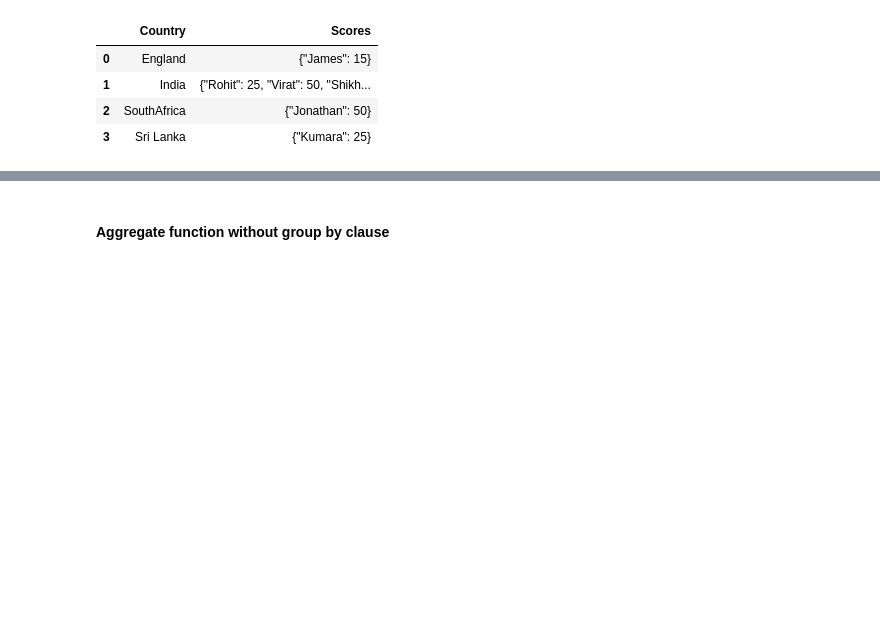
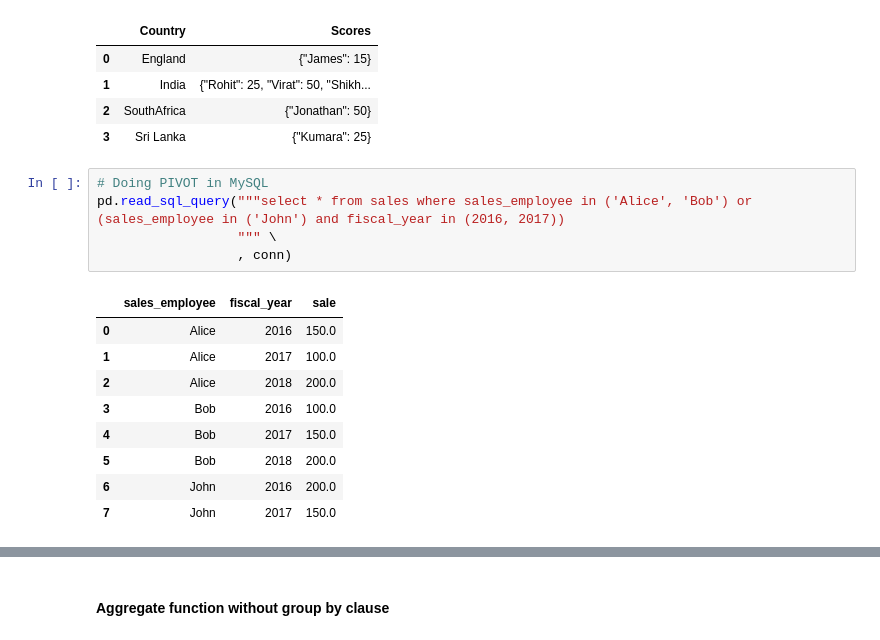
Before and after one commit to tanmoyndp/TG_GitHub, a Jupyter notebook: python_SQL/MySQL/python_mysql_aggregate_function.ipynb, the cells around one changed output, grey strips where cells are left out. Saved outputs shown, nothing was run; the diff lists cells and outputs as text; blank space fills up the shorter version.

```diff
--- a/python_SQL/MySQL/python_mysql_aggregate_function.ipynb
+++ b/python_SQL/MySQL/python_mysql_aggregate_function.ipynb
@@ -163,3 +163,19 @@ pd.read_sql_query("""SELECT Country, JSON_OBJECTAGG(First_Name, Socre_In_Exhibii
 | 1 | India | {"Rohit": 25, "Virat": 50, "Shikh... |
 | 2 | SouthAfrica | {"Jonathan": 50} |
 | 3 | Sri Lanka | {"Kumara": 25} |
+# %%
+# Doing PIVOT in MySQL
+pd.read_sql_query("""select * from sales where sales_employee in ('Alice', 'Bob') or
+(sales_employee in ('John') and fiscal_year in (2016, 2017))
+                  """ \
+                  , conn)
+# %% [output]
+|  | sales_employee | fiscal_year | sale |
+| 0 | Alice | 2016 | 150.0 |
+| 1 | Alice | 2017 | 100.0 |
+| 2 | Alice | 2018 | 200.0 |
+| 3 | Bob | 2016 | 100.0 |
+| 4 | Bob | 2017 | 150.0 |
+| 5 | Bob | 2018 | 200.0 |
+| 6 | John | 2016 | 200.0 |
+| 7 | John | 2017 | 150.0 |
```
Also changed, not shown: parts of 1 cell of this notebook, 2 other files.
